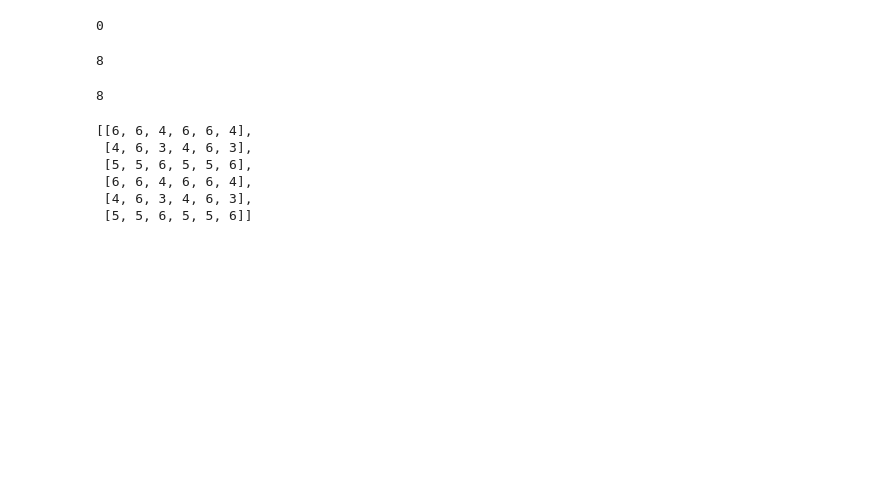
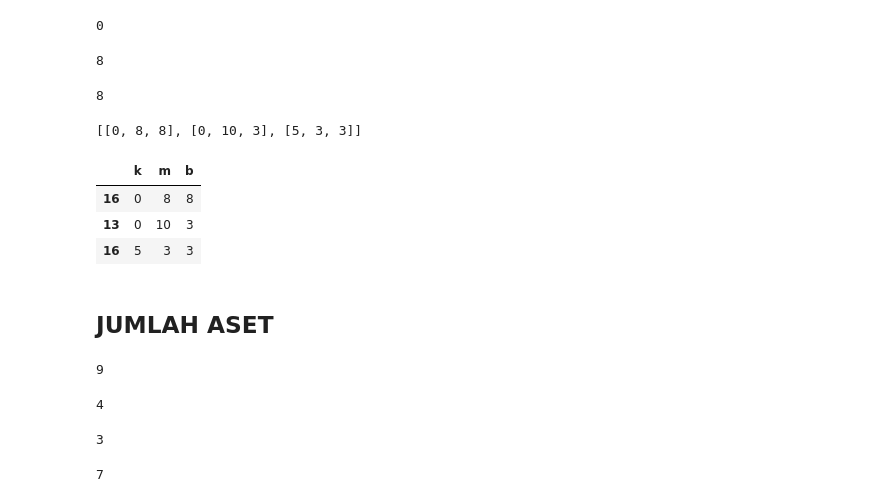
Before and after one commit to ibnutriyuono/artificial-intelligence2019, a Jupyter notebook: AI 2019-2020 Naive Bayes UKM.ipynb, the cells around one changed output. Cells and saved outputs as stored; diff of their text form; code cells hidden in the pictures; blank space fills up the shorter version.

Commit message:
adding jumlah aset kontingensi

```diff
--- a/AI 2019-2020 Naive Bayes UKM.ipynb
+++ b/AI 2019-2020 Naive Bayes UKM.ipynb
@@ -319,23 +319,48 @@ Omzet = []
 yaOmzet = []
 tundaOmzet = []
 tidakOmzet = []
-yaOmzet.append(banyakKecilYaJumlahPekerja)
-yaOmzet.append(banyakMenengahYaJumlahPekerja)
-yaOmzet.append(banyakBesarYaJumlahPekerja)
-tundaOmzet.append(banyakKecilTundaJumlahPekerja)
-tundaOmzet.append(banyakMenengahTundaJumlahPekerja)
-tundaOmzet.append(banyakBesarTundaJumlahPekerja)
-tidakOmzet.append(banyakKecilTidakJumlahPekerja)
-tidakOmzet.append(banyakMenengahTidakJumlahPekerja)
-tidakOmzet.append(banyakBesarTidakJumlahPekerja)
-Omzet.append(tidakJumlahPekerja)
-Omzet.append(tundaJumlahPekerja)
-jumlahPekerja.append(yaJumlahPekerja)
-jumlahPekerja
+yaOmzet.append(banyakKecilYaOmzet)
+yaOmzet.append(banyakMenengahYaOmzet)
+yaOmzet.append(banyakBesarYaOmzet)
+tundaOmzet.append(banyakKecilTundaOmzet)
+tundaOmzet.append(banyakMenengahTundaOmzet)
+tundaOmzet.append(banyakBesarTundaOmzet)
+tidakOmzet.append(banyakKecilTidakOmzet)
+tidakOmzet.append(banyakMenengahTidakOmzet)
+tidakOmzet.append(banyakBesarTidakOmzet)
+Omzet.append(tidakOmzet)
+Omzet.append(tundaOmzet)
+Omzet.append(yaOmzet)
+Omzet
 # %% [output]
-[[6, 6, 4, 6, 6, 4],
- [4, 6, 3, 4, 6, 3],
- [5, 5, 6, 5, 5, 6],
- [6, 6, 4, 6, 6, 4],
- [4, 6, 3, 4, 6, 3],
- [5, 5, 6, 5, 5, 6]]
+[[0, 8, 8], [0, 10, 3], [5, 3, 3]]
+# %%
+omzetPekerjaDf = pd.DataFrame(Omzet,dataKeputusan, columns=['k', 'm', 'b'])
+omzetPekerjaDf
+# %% [output]
+|  | k | m | b |
+| 16 | 0 | 8 | 8 |
+| 13 | 0 | 10 | 3 |
+| 16 | 5 | 3 | 3 |
+# %% [markdown]
+## JUMLAH ASET
+# %%
+banyakKecilYaJumlahAset = len(dataKeseluruhanYa.loc[dataKeseluruhanYa['JUMLAH ASET'] < 5])
+banyakKecilYaJumlahAset
+# %% [output]
+9
+# %%
+banyakMenengahYaJumlahAset = len(dataKeseluruhanYa.loc[(dataKeseluruhanYa['JUMLAH ASET'] >= 5)&(dataKeseluruhanYa['JUMLAH ASET'] <= 7)])
+banyakMenengahYaJumlahAset
+# %% [output]
+4
+# %%
+banyakBesarYaJumlahAset = len(dataKeseluruhanYa.loc[(dataKeseluruhanYa['JUMLAH ASET'] > 7)&(dataKeseluruhanYa['JUMLAH ASET'] <= 10)])
+banyakBesarYaJumlahAset
+# %% [output]
+3
+# %%
+banyakKecilTundaJumlahAset = len(dataKeseluruhanTunda.loc[dataKeseluruhanTunda['JUMLAH ASET'] < 5])
+banyakKecilTundaJumlahAset
+# %% [output]
+7
```
Also changed, not shown: parts of 6 cells of this notebook.
